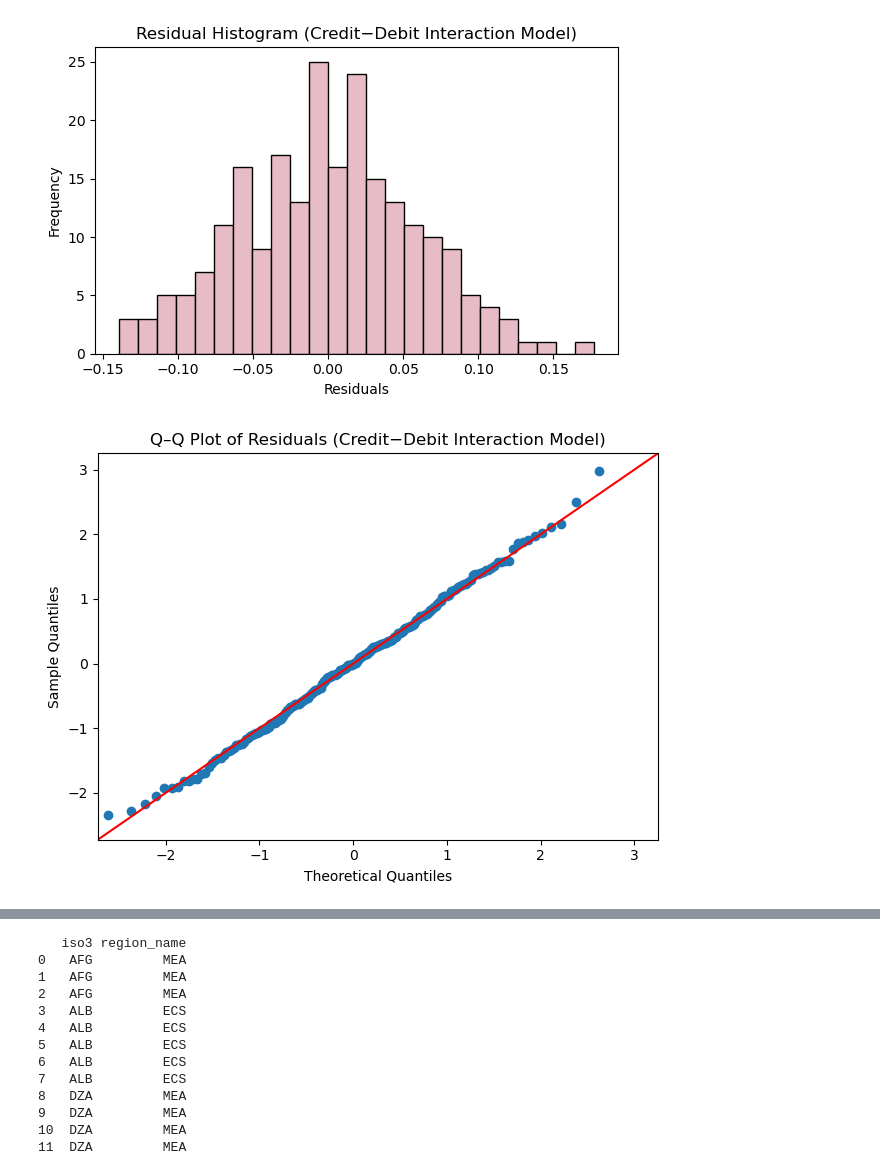
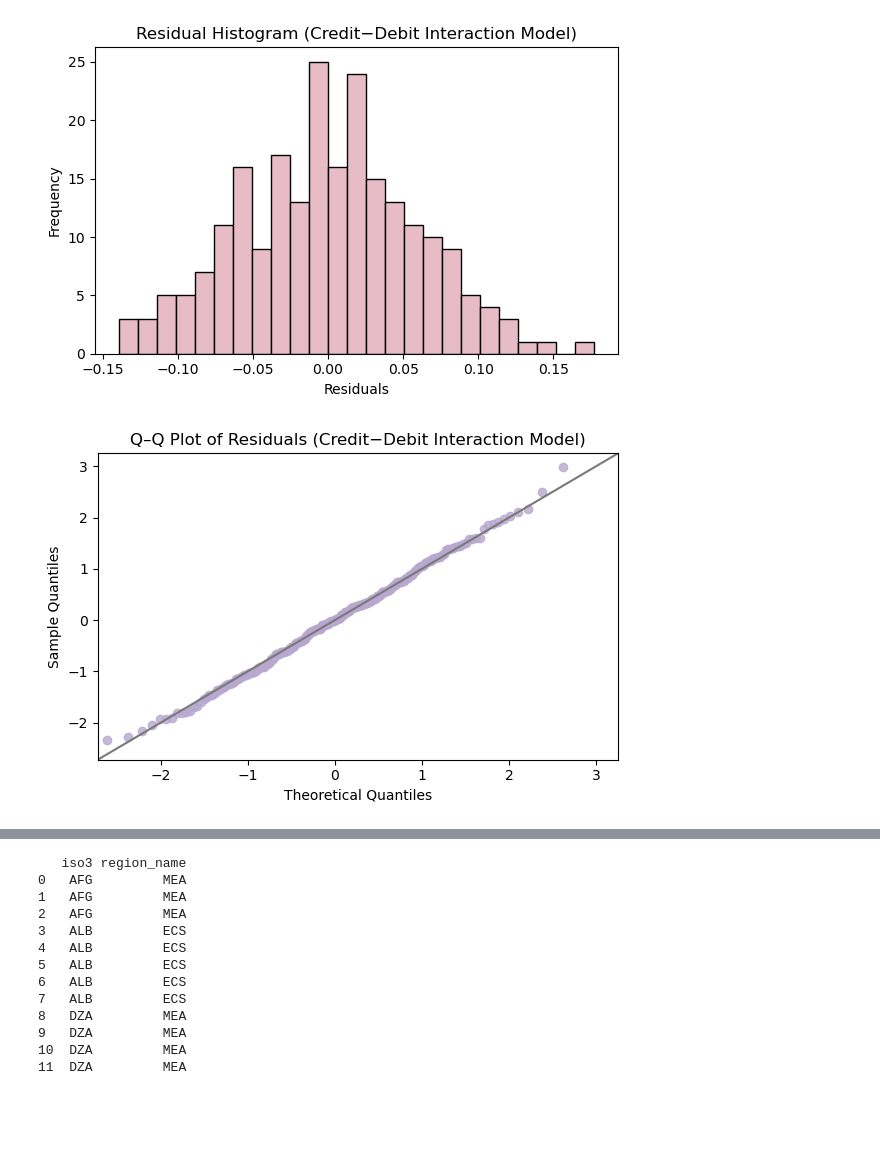
Before and after one commit to Miataotao/BMG5204, a Jupyter notebook: Regression.ipynb, the cells around one changed output, grey strips where cells are left out. Cells and saved outputs as stored; diff of their text form; code cells hidden in the pictures; blank space fills up the shorter version.

```diff
--- a/Regression.ipynb
+++ b/Regression.ipynb
@@ -93,7 +93,13 @@ plt.tight_layout()
 plt.show()
 
 # --- Q–Q plot for normality check ---
-sm.qqplot(residuals, line="45", fit=True)
+fig = plt.figure(figsize=(6,4))
+sm.qqplot(residuals, line="45", fit=True, ax=plt.gca(), marker="o",
+    markerfacecolor="#B8A8CF",
+    markeredgecolor="#B8A8CF", alpha=0.8)
+# Get all lines in the plot and change their color
+for line in plt.gca().get_lines():
+    line.set_color("#797979")
 plt.title("Q–Q Plot of Residuals (OLS with Robust SE)")
 plt.tight_layout()
 plt.show()
@@ -209,8 +315,18 @@ plt.title("Residual Histogram (Centered Interaction Model)")
 plt.xlabel("Residuals"); plt.ylabel("Frequency")
 plt.tight_layout(); plt.show()
 
-sm.qqplot(resid, line="45", fit=True)
+
+fig = plt.figure(figsize=(6,4))
+sm.qqplot(resid, line="45", fit=True, ax=plt.gca(), marker="o",
+    markerfacecolor="#B8A8CF",
+    markeredgecolor="#B8A8CF", alpha=0.8)
+# Get all lines in the plot and change their color
+for line in plt.gca().get_lines():
+    line.set_color("#797979")
 plt.title("Q–Q Plot of Residuals (Centered Interaction Model)")
+plt.tight_layout()
+plt.show()
+
 plt.tight_layout(); plt.show()
 # %% [output]
 === Interaction Model (Mean-centered regressors, HC3 robust SE) ===
@@ -328,8 +545,15 @@ plt.title("Residual Histogram (Credit−Debit Interaction Model)")
 plt.xlabel("Residuals"); plt.ylabel("Frequency")
 plt.tight_layout(); plt.show()
 
-sm.qqplot(resid, line="45", fit=True)
+plt.figure(figsize=(6,4))
+sm.qqplot(resid, line="45", fit=True, ax=plt.gca(), marker="o",
+    markerfacecolor="#B8A8CF",
+    markeredgecolor="#B8A8CF", alpha=0.8)
+# Get all lines in the plot and change their color
+for line in plt.gca().get_lines():
+    line.set_color("#797979")
 plt.title("Q–Q Plot of Residuals (Credit−Debit Interaction Model)")
+
 plt.tight_layout(); plt.show()
 # %% [output]
 === Difference Model with Interactions (Mean-centered, HC3 robust SE) ===
@@ -343,11 +567,11 @@ Time:                        18:50:47   Log-Likelihood:                 318.86
 No. Observations:                 227   AIC:                            -619.7
 Df Residuals:                     218   BIC:                            -588.9
 Df Model:                           8
 Covariance Type:                  HC3
 ... (31 lines left out)
 7                    EDUxWBL -0.000003  0.000027 -0.108813  0.913351
 8                   LFPRxEDU  0.000019  0.000045  0.438030  0.661365
 
 Adj. R²: 0.1733 | AIC: -619.71 | BIC: -588.89 | N: 227
 [figure]
-[figure, old version]
+[figure, new version]
```
Also changed, not shown: parts of 6 cells of this notebook.
